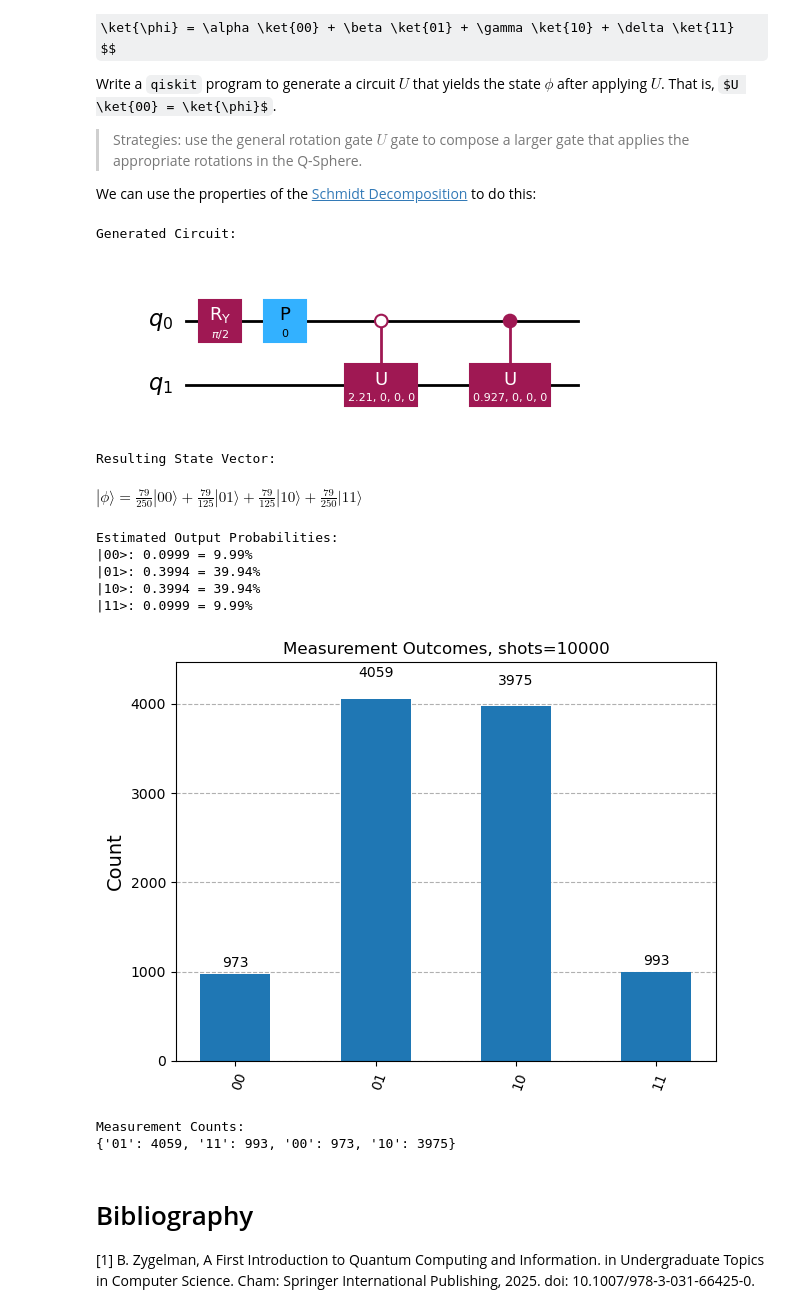
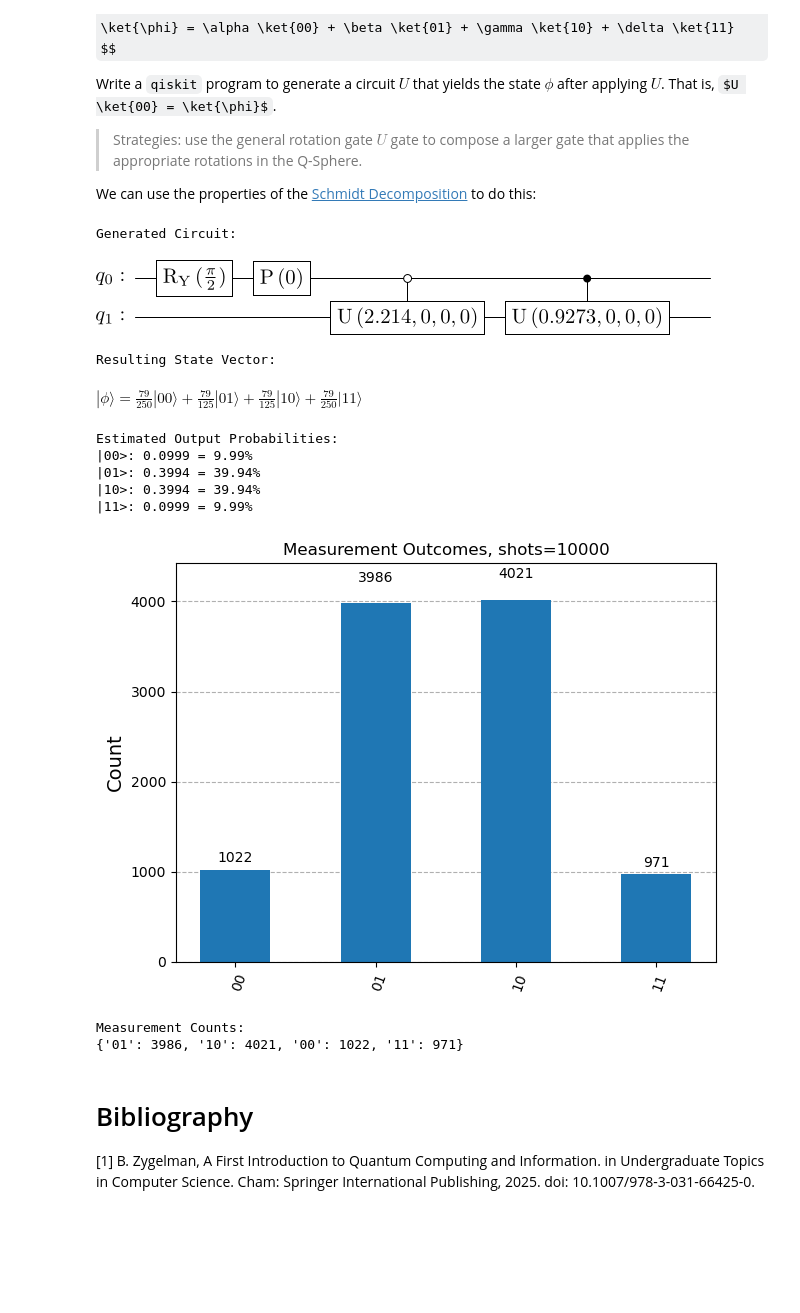
Before and after one commit to isaac-preyser/SENG457, a Jupyter notebook: notes.ipynb, the cells around one changed output. Cells and saved outputs as stored; diff of their text form; code cells hidden in the pictures; some formulas as TeX source; blank space fills up the shorter version.

```diff
--- a/notes.ipynb
+++ b/notes.ipynb
@@ -760,7 +760,7 @@ params = [x/norm_v for x in v]
 try:
     qc = generate_arbitrary_state(*params)
     print("Generated Circuit:")
-    display(qc.draw(output='mpl', style='default'))
+    display(qc.draw(output='latex', style='default'))
 
     # Verify statevector BEFORE adding measurements
     from qiskit.quantum_info import Statevector
@@ -772,34 +772,34 @@ try:
         imag = Fraction(c.imag).limit_denominator(1000)
 
         if np.isclose(imag, 0):
             return f"\\frac{{{real.numerator}}}{{{real.denominator}}}"
         else:
             imag_sign = "+" if imag >= 0 else "-"
             return f"\\frac{{{real.numerator}}}{{{real.denominator}}}{imag_sign}\\frac{{{abs(imag.numerator)}}}{{{abs(imag.denominator)}}}i"
 
     latex_str = r"|\phi\rangle = " + " + ".join([f"{format_complex(c)} |{i:02b}\\rangle" for i, c in enumerate(state_vector) if not np.isclose(c, 0)])
     display(Math(latex_str))
 
     # output probabilities
     print("\nEstimated Output Probabilities:")
     for i, amplitude in enumerate(state_vector):
         probability = np.abs(amplitude)**2
         if not np.isclose(probability, 0):
             print(f"|{i:02b}>: {probability:.4f} = {probability * 100:.2f}%")
 
 
     # Make a copy for simulation to avoid adding measurements twice
     qc_copy = qc.copy()
     counts = execute_circuit(qc_copy)
     print("\nMeasurement Counts:")
     print(counts)
 
 
 except Exception as e:
     print(e)
 # %% [output]
 Generated Circuit:
-[figure, old version]
+[figure, new version]
 Resulting State Vector:
 $\displaystyle |\phi\rangle = \frac{79}{250} |00\rangle + \frac{79}{125} |01\rangle + \frac{79}{125} |10\rangle + \frac{79}{250} |11\rangle$
 Estimated Output Probabilities:
@@ -807,9 +807,9 @@ Estimated Output Probabilities:
 |01>: 0.3994 = 39.94%
 |10>: 0.3994 = 39.94%
 |11>: 0.0999 = 9.99%
-[figure, old version]
+[figure, new version]
 Measurement Counts:
-{'01': 4059, '11': 993, '00': 973, '10': 3975}
+{'01': 3986, '10': 4021, '00': 1022, '11': 971}
 # %% [markdown]
 # Bibliography
 
```
Also changed, not shown: parts of 3 cells of this notebook.
